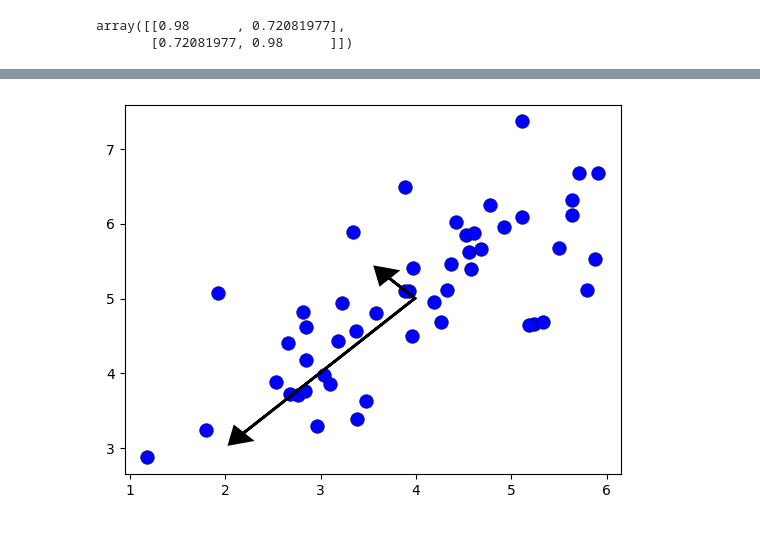
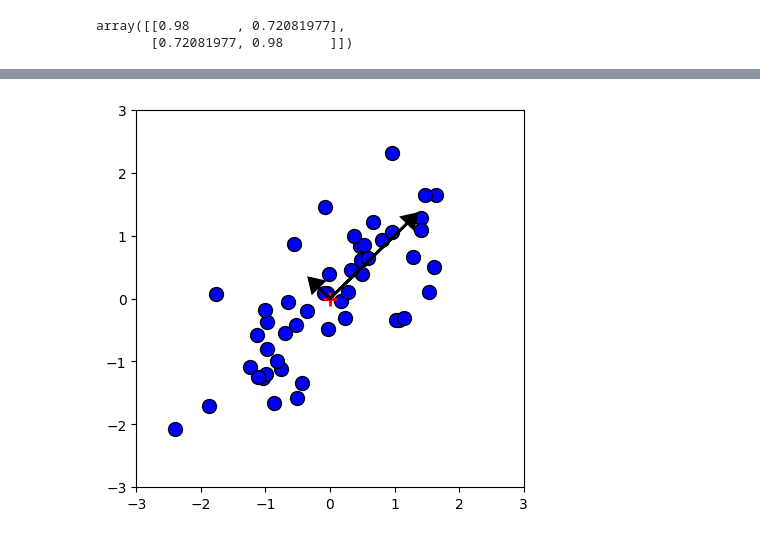
Before and after one commit to aditya0by0/Projects, a Jupyter notebook: PCA - From Scratch/Untitled.ipynb, the cells around one changed output, grey strips where cells are left out. Cells and saved outputs as stored; diff of their text form; code cells hidden in the pictures.

Commit message:
modified for cov-eigen approach instead of svd approach

```diff
--- a/PCA - From Scratch/Untitled.ipynb
+++ b/PCA - From Scratch/Untitled.ipynb
@@ -39,5 +42,12 @@ X_norm = np.zeros(X.shape)
 mean = np.mean(X,axis=0)
 std = np.std(X, axis=0, ddof=1) # sample variance (std)
 X_norm = (X - mean)/std # normalize and scale
-X_norm[:5]
+
+plt.figure(figsize=(3,3))
+plt.plot(X_norm[:,0], X_norm[:,1], 'bo', ms=10, mec='k', mew=1 )
+# mean of the data
+norm_mean =  np.mean(X_norm,axis=0)
+plt.plot( norm_mean[0], norm_mean[1], 'r+', ms=10, mew=2)
+plt.axis([-3, 3, -3, 3])
+plt.show()
 # %% [output]
@@ -120,7 +69,0 @@ array([[ 0.5       , -0.8660254 ,  0.        ],
-# %%
-eigens = np.linalg.eig(Covariance_matrix)
-sort_indices = np.argsort(eigens[0])[::-1]
-eigen_values_array = eigens[0][sort_indices]
-eigen_norm_matix = eigens[1][:,sort_indices]
-A_v = np.dot(Covariance_matrix,eigen_norm_matix)
-ortho_norm = gram_schmidt(A_v)
@@ -131,0 +130,5 @@ U,S,V_T = model.run_pca(Covariance_matrix)
+# %%
+# ---------- Covariance Matrix of Normalized data ------------------
+
+Covariance_matrix = (1/(X_norm.shape[0])) * np.dot(X_norm.T,X_norm) # nxm - mxn
+Covariance_matrix # nxn - covariance matix of features of the data
@@ -131,0 +142,11 @@ U,S,V_T = model.run_pca(Covariance_matrix)
+# %%
+# --------- Finding eigen values and vectors --------
+def find_eigens(Cov_matrix):
+    eigen_values, eigen_vectors = np.linalg.eig(Cov_matrix) # returns tuple of eigen values and unit eigen vectors
+    sort_indices = np.argsort(eigen_values)[::-1] # sort the indices of  eigen value from large to small
+    eigen_values = eigen_values[sort_indices] # sort the eigen values
+    eigen_vectors = eigen_vectors[:,sort_indices] # sort eigen column vectors in same order
+    return eigen_values, eigen_vectors
+
+lambda_, U = find_eigens(Covariance_matrix)
+U
@@ -132,13 +174,15 @@ U,S,V_T = model.run_pca(Covariance_matrix)
 # %%
+fig,ax =  plt.subplots(figsize=(5,5),dpi=100)
+ax.plot(X_norm[:, 0], X_norm[:, 1], 'bo', ms=10, mec='k', mew=1)
 
-fig,ax =  plt.subplots()
-ax.plot(X[:, 0], X[:, 1], 'bo', ms=10, mec='k', mew=0.25)
+ax.plot( norm_mean[0], norm_mean[1], 'r+', ms=10, mew=2)
+
 
 for i in range(2):
-
-    ax.arrow(mean[0], mean[1], 1.5 * S[i]*U[0,i], 1.5 * S[i]*U[1,i],
+    ax.arrow(norm_mean[0], norm_mean[1],  lambda_[i]*U[0,i], lambda_[i] * U[1,i],
              head_width=0.25,head_length=0.2, fc='k', ec='k', lw=2, zorder=1000)
 
+plt.axis([-3, 3, -3, 3])
 plt.show()
 # %% [output]
-[figure, old version]
+[figure, new version]
```
Also changed, not shown: parts of 27 cells of this notebook, 5 other files.
